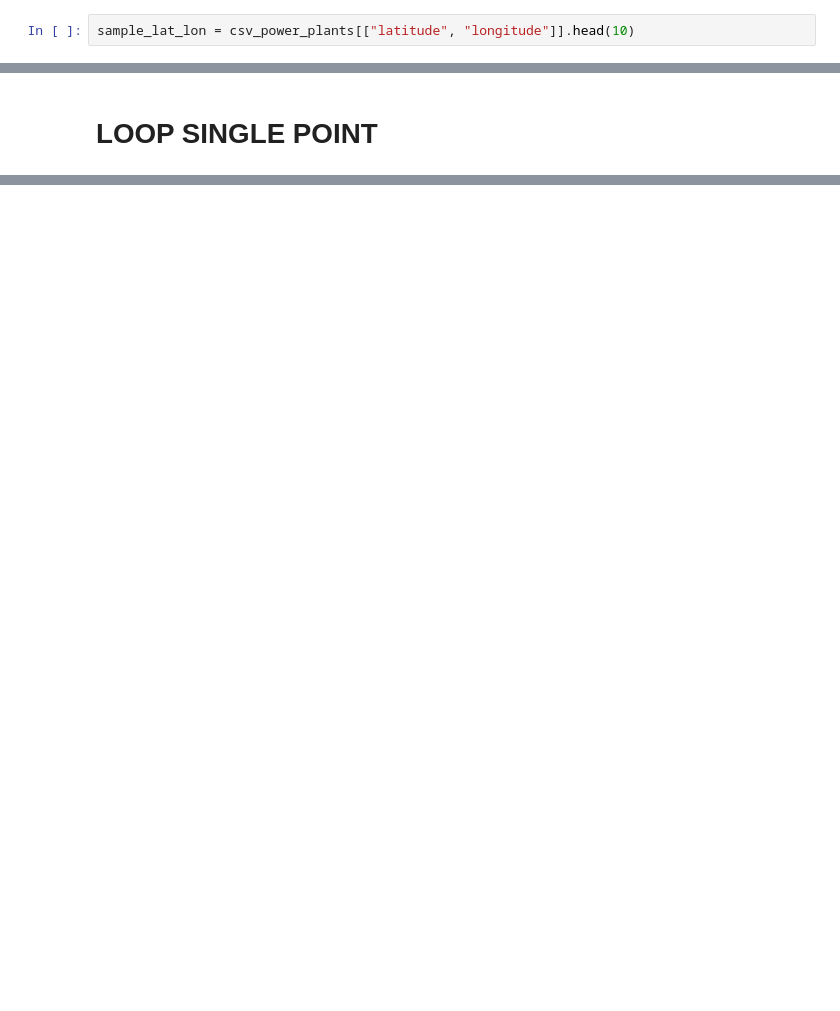
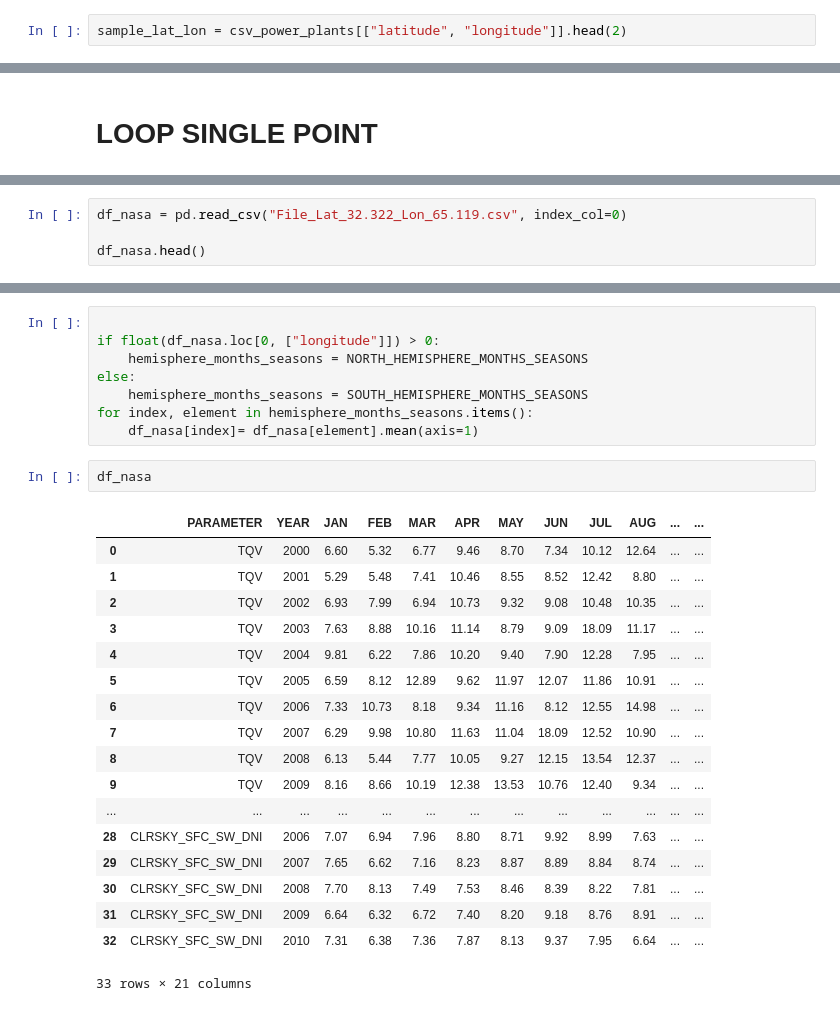
Before and after one commit to tomashbk/solar_wind_power_plants_prediction, a Jupyter notebook: notebooks/0.1-first-EDA.ipynb, the cells around one changed output, grey strips where cells are left out. Saved outputs shown, nothing was run; the diff lists cells and outputs as text; blank space fills up the shorter version.

Commit message:
Nasa data transformed into 1 line per coordinate point

```diff
--- a/notebooks/0.1-first-EDA.ipynb
+++ b/notebooks/0.1-first-EDA.ipynb
@@ -7,7 +8,7 @@ dir_raw_data = pyhere.here().resolve().joinpath("data", "raw")
 # %%
 csv_power_plants = pd.read_csv(dir_raw_data/"global_power_plant_database.csv")
 # %%
-sample_lat_lon = csv_power_plants[["latitude", "longitude"]].head(10)
+sample_lat_lon = csv_power_plants[["latitude", "longitude"]].head(2)
 # %%
 list_of_tuples = list(sample_lat_lon.to_records(index=False))
 list_of_tuples
@@ -96,0 +101,4 @@ df_response.to_csv(filename)
+# %%
+df_nasa = pd.read_csv("File_Lat_32.322_Lon_65.119.csv", index_col=0)
+
+df_nasa.head()
@@ -96,0 +112,29 @@ df_response.to_csv(filename)
+# %%
+
+if float(df_nasa.loc[0, ["longitude"]]) > 0:
+    hemisphere_months_seasons = NORTH_HEMISPHERE_MONTHS_SEASONS
+else:
+    hemisphere_months_seasons = SOUTH_HEMISPHERE_MONTHS_SEASONS
+for index, element in hemisphere_months_seasons.items():
+    df_nasa[index]= df_nasa[element].mean(axis=1)
+# %%
+df_nasa
+# %% [output]
+|  | PARAMETER | YEAR | JAN | FEB | MAR | APR | MAY | JUN | JUL | AUG | ... | ... |
+| 0 | TQV | 2000 | 6.60 | 5.32 | 6.77 | 9.46 | 8.70 | 7.34 | 10.12 | 12.64 | ... | ... |
+| 1 | TQV | 2001 | 5.29 | 5.48 | 7.41 | 10.46 | 8.55 | 8.52 | 12.42 | 8.80 | ... | ... |
+| 2 | TQV | 2002 | 6.93 | 7.99 | 6.94 | 10.73 | 9.32 | 9.08 | 10.48 | 10.35 | ... | ... |
+| 3 | TQV | 2003 | 7.63 | 8.88 | 10.16 | 11.14 | 8.79 | 9.09 | 18.09 | 11.17 | ... | ... |
+| 4 | TQV | 2004 | 9.81 | 6.22 | 7.86 | 10.20 | 9.40 | 7.90 | 12.28 | 7.95 | ... | ... |
+| 5 | TQV | 2005 | 6.59 | 8.12 | 12.89 | 9.62 | 11.97 | 12.07 | 11.86 | 10.91 | ... | ... |
+| 6 | TQV | 2006 | 7.33 | 10.73 | 8.18 | 9.34 | 11.16 | 8.12 | 12.55 | 14.98 | ... | ... |
+| 7 | TQV | 2007 | 6.29 | 9.98 | 10.80 | 11.63 | 11.04 | 18.09 | 12.52 | 10.90 | ... | ... |
+| 8 | TQV | 2008 | 6.13 | 5.44 | 7.77 | 10.05 | 9.27 | 12.15 | 13.54 | 12.37 | ... | ... |
+| 9 | TQV | 2009 | 8.16 | 8.66 | 10.19 | 12.38 | 13.53 | 10.76 | 12.40 | 9.34 | ... | ... |
+| ... | ... | ... | ... | ... | ... | ... | ... | ... | ... | ... | ... | ... |
+| 28 | CLRSKY_SFC_SW_DNI | 2006 | 7.07 | 6.94 | 7.96 | 8.80 | 8.71 | 9.92 | 8.99 | 7.63 | ... | ... |
+| 29 | CLRSKY_SFC_SW_DNI | 2007 | 7.65 | 6.62 | 7.16 | 8.23 | 8.87 | 8.89 | 8.84 | 8.74 | ... | ... |
+| 30 | CLRSKY_SFC_SW_DNI | 2008 | 7.70 | 8.13 | 7.49 | 7.53 | 8.46 | 8.39 | 8.22 | 7.81 | ... | ... |
+| 31 | CLRSKY_SFC_SW_DNI | 2009 | 6.64 | 6.32 | 6.72 | 7.40 | 8.20 | 9.18 | 8.76 | 8.91 | ... | ... |
+| 32 | CLRSKY_SFC_SW_DNI | 2010 | 7.31 | 6.38 | 7.36 | 7.87 | 8.13 | 9.37 | 7.95 | 6.64 | ... | ... |
+33 rows × 21 columns
```
Also changed, not shown: parts of 14 cells of this notebook.
